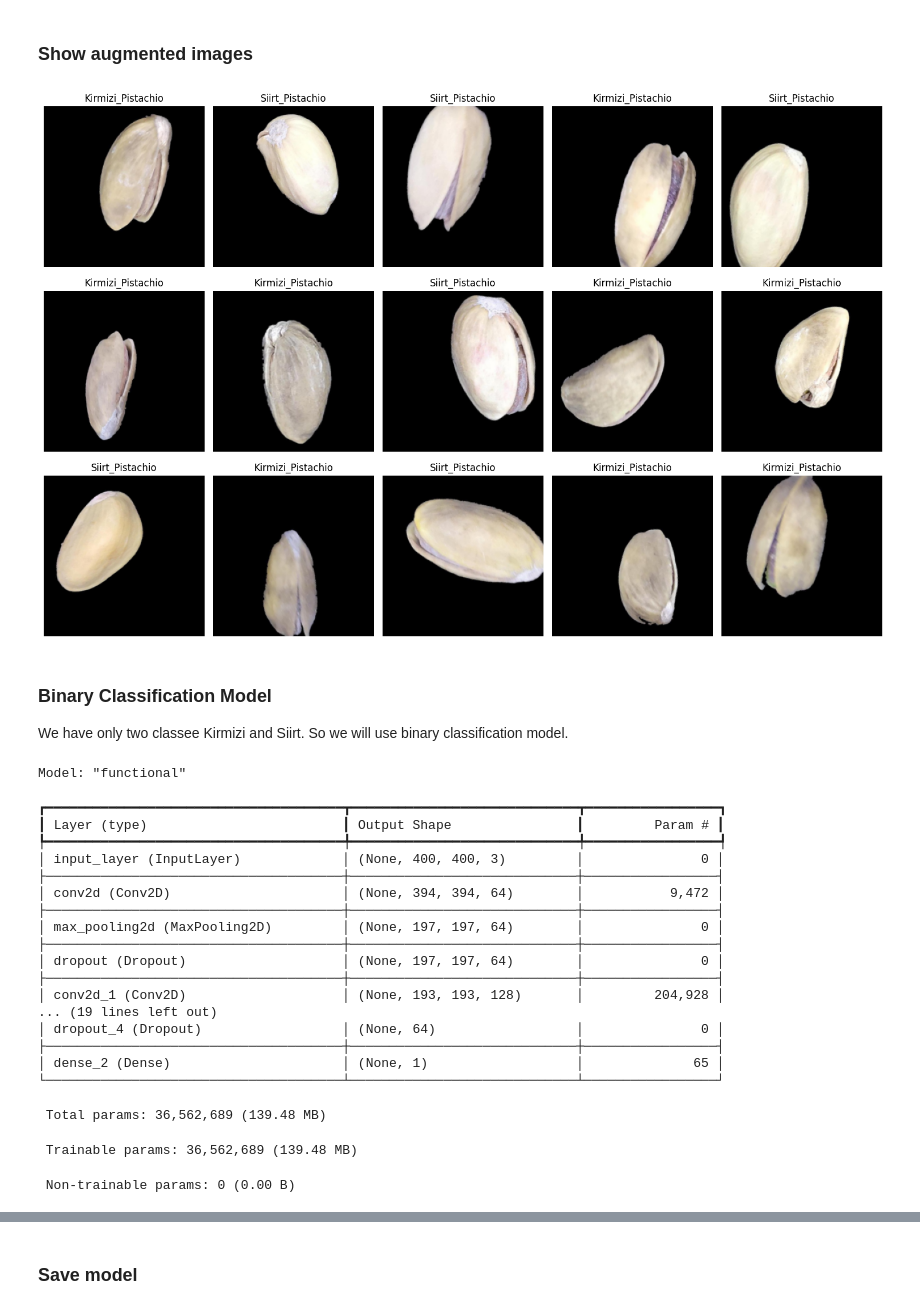
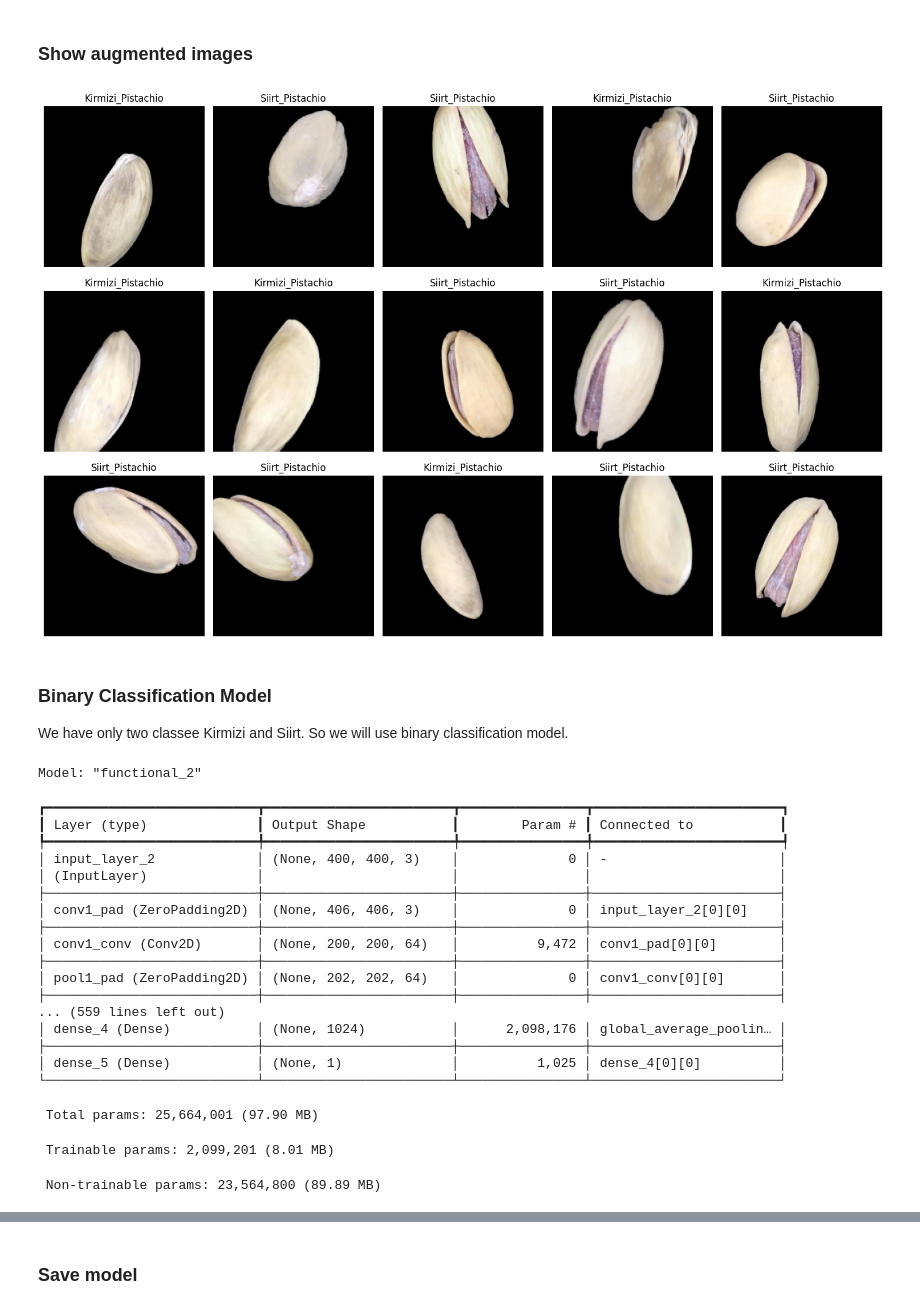
Before and after one commit to dinukasaminda/Pistachio-nutes-classification, a Jupyter notebook: transfer-learning-resnet34/tl-resnet34.ipynb, the cells around one changed output, grey strips where cells are left out. Cells and saved outputs as stored; diff of their text form; code cells hidden in the pictures.

Commit message:
training results

```diff
--- a/transfer-learning-resnet34/tl-resnet34.ipynb
+++ b/transfer-learning-resnet34/tl-resnet34.ipynb
@@ -219,7 +219,7 @@ def create_datagen(rescale=1./255,is_training=True):
         return ImageDataGenerator(rescale=rescale)
 
 # Load an image
-def batch_generator(data, batch_size, datagen, shuffle=True,input_dim_size=244):
+def batch_generator(data, batch_size, datagen, shuffle=True,input_dim_size=244,output_as_tensor=True):
     # Get the number of samples in the dataset
     n = data.shape[0]
 
@@ -250,29 +250,32 @@ def batch_generator(data, batch_size, datagen, shuffle=True,input_dim_size=244):
             # Apply data augmentation
             X_batch = next(datagen.flow(X_batch, shuffle=False, batch_size=batch_size))
 
-            # convert to tensor for better performance
-            yield tf.convert_to_tensor(X_batch), tf.convert_to_tensor(y_batch)
+            if output_as_tensor == True:
+              # convert to tensor for better performance
+              yield tf.convert_to_tensor(X_batch), tf.convert_to_tensor(y_batch)
+            else:
+              yield X_batch, y_batch
 # %% [markdown]
 ### Show augmented images
 # %%
 # using that batchgen  function  generate one batch of data and plot it
 batch_size = 15
-gen = batch_generator(df_train, batch_size, create_datagen(1))
+gen = batch_generator(df_train, batch_size, create_datagen(1),output_as_tensor=False)
 
 # Plotting augmented images
 X_batch, Y_batch = next(gen)
 
 plt.figure(figsize=(15, 10))
 for i in range(15):
     plt.subplot(3, 5, i + 1)
     img = X_batch[i].astype(np.uint8)
     plt.imshow(img)
     plt.title(class_names[int(Y_batch[i])])
     plt.axis('off')
 plt.tight_layout()
 plt.show()
 # %% [output]
-[figure, old version]
+[figure, new version]
 # %% [markdown]
 ### Binary Classification Model
 
@@ -325,24 +328,24 @@ model = create_model(input_shape)
 # print summary
 model.summary()
 # %% [output]
-Model: "functional"
+Model: "functional_2"
-┏━━━━━━━━━━━━━━━━━━━━━━━━━━━━━━━━━━━━━━┳━━━━━━━━━━━━━━━━━━━━━━━━━━━━━┳━━━━━━━━━━━━━━━━━┓
-┃ Layer (type)                         ┃ Output Shape                ┃         Param # ┃
-┡━━━━━━━━━━━━━━━━━━━━━━━━━━━━━━━━━━━━━━╇━━━━━━━━━━━━━━━━━━━━━━━━━━━━━╇━━━━━━━━━━━━━━━━━┩
-│ input_layer (InputLayer)             │ (None, 400, 400, 3)         │               0 │
-├──────────────────────────────────────┼─────────────────────────────┼─────────────────┤
-│ conv2d (Conv2D)                      │ (None, 394, 394, 64)        │           9,472 │
-├──────────────────────────────────────┼─────────────────────────────┼─────────────────┤
-│ max_pooling2d (MaxPooling2D)         │ (None, 197, 197, 64)        │               0 │
-├──────────────────────────────────────┼─────────────────────────────┼─────────────────┤
-│ dropout (Dropout)                    │ (None, 197, 197, 64)        │               0 │
-├──────────────────────────────────────┼─────────────────────────────┼─────────────────┤
-│ conv2d_1 (Conv2D)                    │ (None, 193, 193, 128)       │         204,928 │
-... (19 lines left out)
-│ dropout_4 (Dropout)                  │ (None, 64)                  │               0 │
-├──────────────────────────────────────┼─────────────────────────────┼─────────────────┤
-│ dense_2 (Dense)                      │ (None, 1)                   │              65 │
-└──────────────────────────────────────┴─────────────────────────────┴─────────────────┘
+┏━━━━━━━━━━━━━━━━━━━━━━━━━━━┳━━━━━━━━━━━━━━━━━━━━━━━━┳━━━━━━━━━━━━━━━━┳━━━━━━━━━━━━━━━━━━━━━━━━┓
+┃ Layer (type)              ┃ Output Shape           ┃        Param # ┃ Connected to           ┃
+┡━━━━━━━━━━━━━━━━━━━━━━━━━━━╇━━━━━━━━━━━━━━━━━━━━━━━━╇━━━━━━━━━━━━━━━━╇━━━━━━━━━━━━━━━━━━━━━━━━┩
+│ input_layer_2             │ (None, 400, 400, 3)    │              0 │ -                      │
+│ (InputLayer)              │                        │                │                        │
+├───────────────────────────┼────────────────────────┼────────────────┼────────────────────────┤
+│ conv1_pad (ZeroPadding2D) │ (None, 406, 406, 3)    │              0 │ input_layer_2[0][0]    │
+├───────────────────────────┼────────────────────────┼────────────────┼────────────────────────┤
+│ conv1_conv (Conv2D)       │ (None, 200, 200, 64)   │          9,472 │ conv1_pad[0][0]        │
+├───────────────────────────┼────────────────────────┼────────────────┼────────────────────────┤
+│ pool1_pad (ZeroPadding2D) │ (None, 202, 202, 64)   │              0 │ conv1_conv[0][0]       │
+├───────────────────────────┼────────────────────────┼────────────────┼────────────────────────┤
+... (559 lines left out)
+│ dense_4 (Dense)           │ (None, 1024)           │      2,098,176 │ global_average_poolin… │
+├───────────────────────────┼────────────────────────┼────────────────┼────────────────────────┤
+│ dense_5 (Dense)           │ (None, 1)              │          1,025 │ dense_4[0][0]          │
+└───────────────────────────┴────────────────────────┴────────────────┴────────────────────────┘
- Total params: 36,562,689 (139.48 MB)
+ Total params: 25,664,001 (97.90 MB)
- Trainable params: 36,562,689 (139.48 MB)
+ Trainable params: 2,099,201 (8.01 MB)
- Non-trainable params: 0 (0.00 B)
+ Non-trainable params: 23,564,800 (89.89 MB)
```
Also changed, not shown: parts of 11 cells of this notebook.
